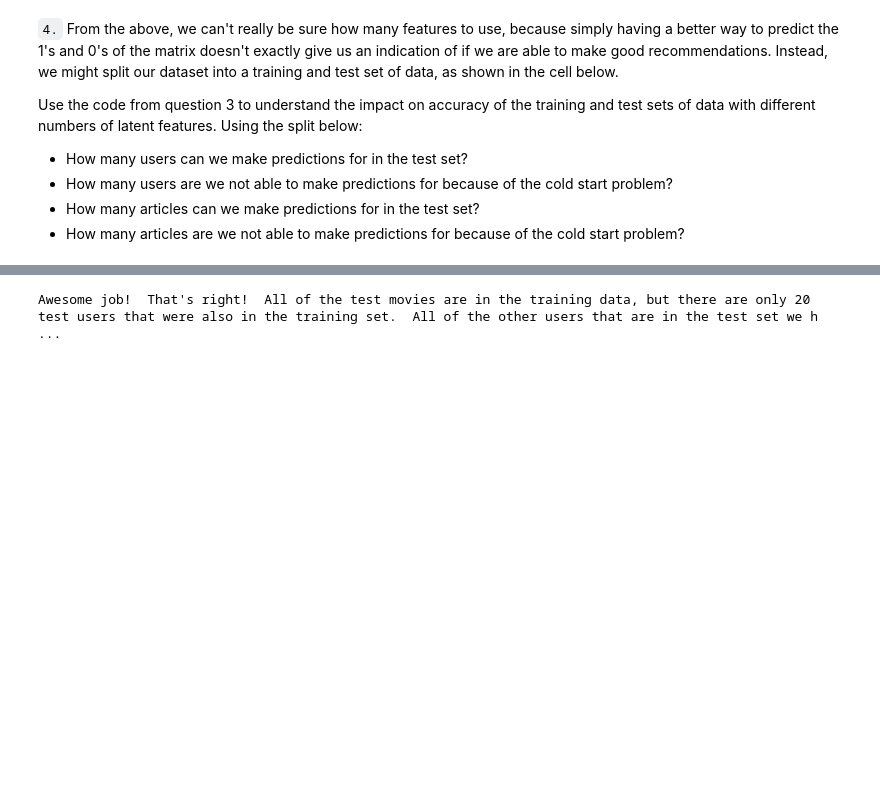
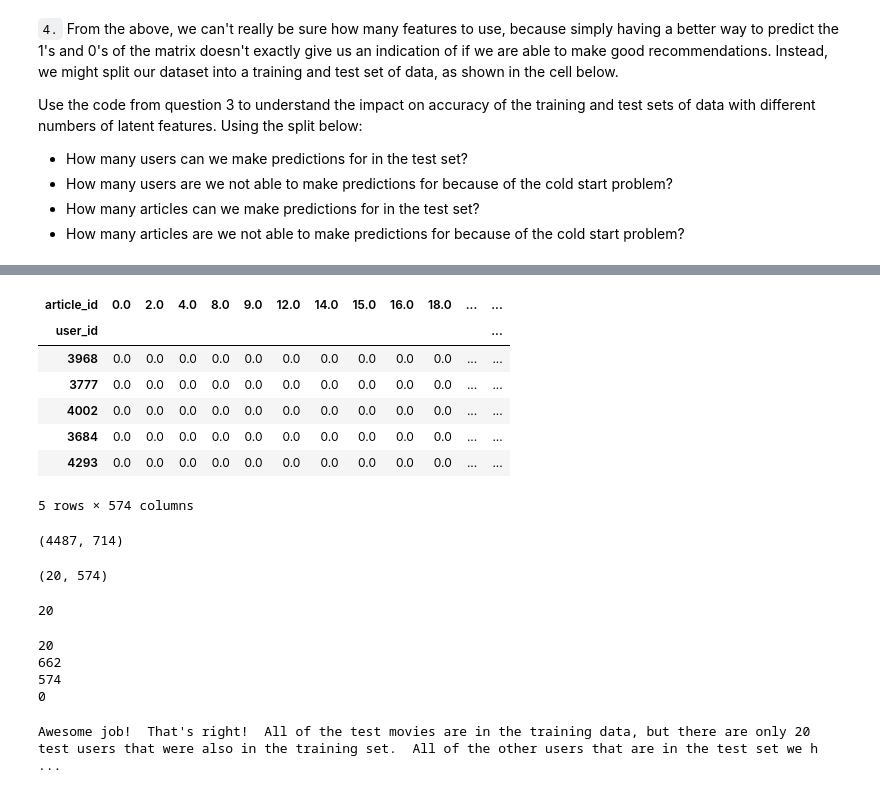
Before and after one commit to dngamage/Recommendations_with_IBM, a Jupyter notebook: Recommendations_with_IBM.ipynb, the cells around one changed output, grey strips where cells are left out. Drawn from its saved outputs; the diff is of its cells as text; code cells hidden in the pictures; blank space fills up the shorter version.

```diff
--- a/Recommendations_with_IBM.ipynb
+++ b/Recommendations_with_IBM.ipynb
@@ -975,0 +988,19 @@ user_item_train, user_item_test, test_idx, test_arts = create_test_and_train_use
+# %%
+user_item_test.head()
+# %% [output]
+| article_id | 0.0 | 2.0 | 4.0 | 8.0 | 9.0 | 12.0 | 14.0 | 15.0 | 16.0 | 18.0 | ... | ... |
+| user_id |  |  |  |  |  |  |  |  |  |  |  | ... |
+| 3968 | 0.0 | 0.0 | 0.0 | 0.0 | 0.0 | 0.0 | 0.0 | 0.0 | 0.0 | 0.0 | ... | ... |
+| 3777 | 0.0 | 0.0 | 0.0 | 0.0 | 0.0 | 0.0 | 0.0 | 0.0 | 0.0 | 0.0 | ... | ... |
+| 4002 | 0.0 | 0.0 | 0.0 | 0.0 | 0.0 | 0.0 | 0.0 | 0.0 | 0.0 | 0.0 | ... | ... |
+| 3684 | 0.0 | 0.0 | 0.0 | 0.0 | 0.0 | 0.0 | 0.0 | 0.0 | 0.0 | 0.0 | ... | ... |
+| 4293 | 0.0 | 0.0 | 0.0 | 0.0 | 0.0 | 0.0 | 0.0 | 0.0 | 0.0 | 0.0 | ... | ... |
+5 rows × 574 columns
+# %%
+user_item_train.shape
+# %% [output]
+(4487, 714)
+# %%
+user_item_test.shape
+# %% [output]
+(20, 574)
@@ -976,3 +1010,17 @@ user_item_train, user_item_test, test_idx, test_arts = create_test_and_train_use
+# %%
+common_idx.sum()
+# %% [output]
+20
+# %%
+print(user_item_test.shape[0])
+print(len(test_idx)-user_item_test.shape[0])
+print(user_item_test.shape[1])
+print(len(test_arts)-user_item_test.shape[1])
+# %% [output]
+20
+662
+574
+0
 # %%
 # Replace the values in the dictionary below
 a = 662
```
Also changed, not shown: parts of 3 cells of this notebook, 1 other file.
